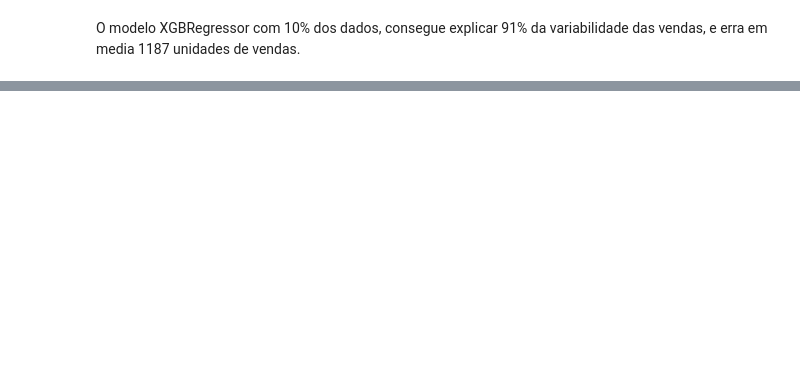
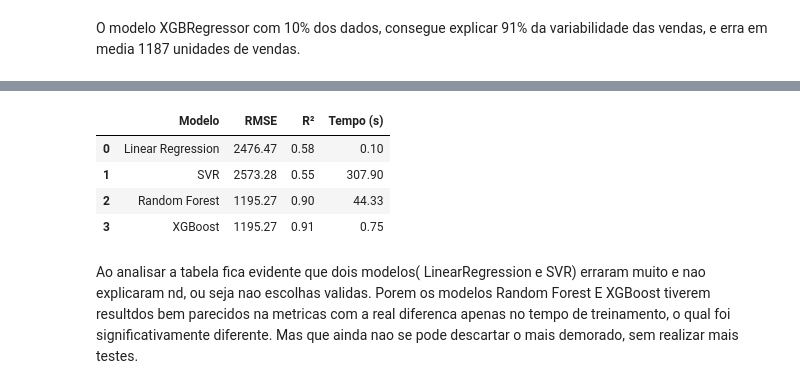
Before and after one commit to HammadN98/previsao_de_vendas, a Jupyter notebook: previsao_das_vendas_lojas_Rossmann.ipynb, the cells around one changed output, grey strips where cells are left out. Saved outputs shown, nothing was run; the diff lists cells and outputs as text; code cells hidden in the pictures; blank space fills up the shorter version.

```diff
--- a/previsao_das_vendas_lojas_Rossmann.ipynb
+++ b/previsao_das_vendas_lojas_Rossmann.ipynb
@@ -785,0 +794,17 @@ O modelo XGBRegressor com 10% dos dados, consegue explicar 91% da variabilidade
+# %%
+resultados = {
+    "Modelo": ["Linear Regression", "SVR", "Random Forest", "XGBoost"],
+    "RMSE": [2476.47, 2573.28, 1195.27, 1195.27],
+    "R²": [0.58, 0.55, 0.90, 0.91],
+    "Tempo (s)": [0.10, 307.90, 44.33, 0.75]}
+
+df_resultados = pd.DataFrame(resultados)
+df_resultados
+# %% [output]
+|  | Modelo | RMSE | R² | Tempo (s) |
+| 0 | Linear Regression | 2476.47 | 0.58 | 0.10 |
+| 1 | SVR | 2573.28 | 0.55 | 307.90 |
+| 2 | Random Forest | 1195.27 | 0.90 | 44.33 |
+| 3 | XGBoost | 1195.27 | 0.91 | 0.75 |
+# %% [markdown]
+Ao analisar a tabela fica evidente que dois modelos( LinearRegression e SVR) erraram muito e nao explicaram nd, ou seja nao escolhas validas. Porem os modelos Random Forest E XGBoost tiverem resultdos bem parecidos na metricas com a real diferenca apenas no tempo de treinamento, o qual foi significativamente diferente. Mas que ainda nao se pode descartar o mais demorado, sem realizar mais testes.
```
Also changed, not shown: parts of 5 cells of this notebook.
